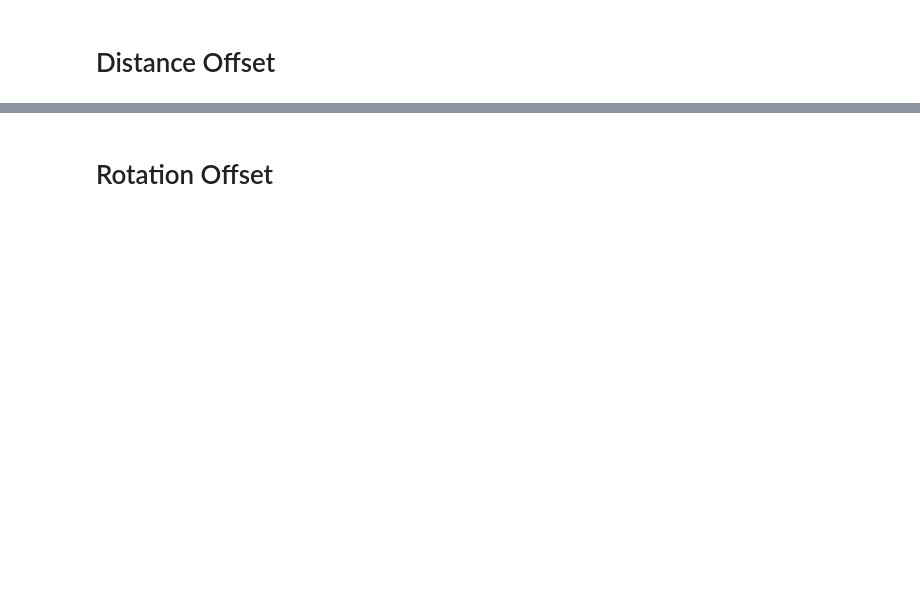
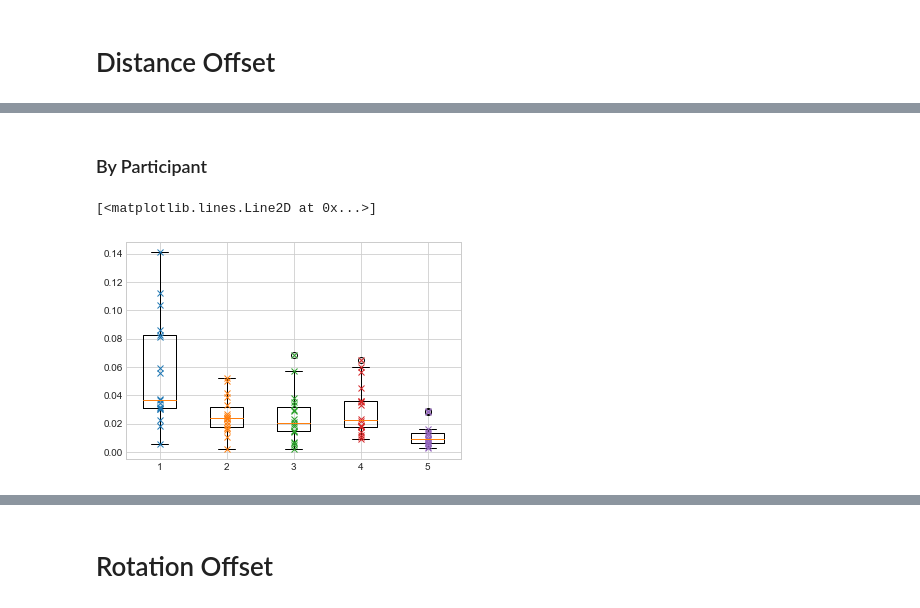
Before and after one commit to DavidMChan/FlatWorld, a Jupyter notebook: scripts/Error Analysis.ipynb, the cells around one changed output, grey strips where cells are left out. Cells and saved outputs as stored; diff of their text form; code cells hidden in the pictures; blank space fills up the shorter version.

```diff
--- a/scripts/Error Analysis.ipynb
+++ b/scripts/Error Analysis.ipynb
@@ -254,4 +261,11 @@ y
-# %%
-for i, e in enumerate(trimmed_p1_data):
-    print(e['start_i'], e['end_i'])
+# %%
+# for i, e in enumerate(p1_data):
+#     e['start_i'] = e['object_events'][-1]['start_i']
+#     e['end_i'] = e['object_events'][-1]['start_i']
+#     print(i, e.keys())
+# #     print(e['start_i'], e['end_i'])
+vals = [0, 0, 0,0,0,4904,765,319,1502,541,229,1012,503,171,1099,436,406,1115,271,427,1278,447,522]
+
+for i, e in enumerate(p1_data):
+    e['start_i'] = vals[i]
 # %% [markdown]
@@ -346,0 +444,43 @@ plt.plot([1] * len(vals), vals, 'x')
+# %% [markdown]
+### By Participant
+# %%
+def dist(events):
+    last_event = None
+    total_dist = 0
+    for e in events:
+        if last_event:
+            total_dist += math.sqrt((e['x'] - last_event['x'])**2 + (e['z'] - last_event['z'])**2)
+        last_event = e
+    return total_dist
+
+p1_vals = []
+for e in p1_trimmed_data:
+    p1_vals.append(dist(e['object_events']))
+
+p2_vals = []
+for e in p2_trimmed_data:
+    p2_vals.append(dist(e['object_events']))
+
+p3_vals = []
+for e in p3_trimmed_data:
+    p3_vals.append(dist(e['object_events']))
+
+p4_vals = []
+for e in p4_trimmed_data:
+    p4_vals.append(dist(e['object_events']))
+
+p5_vals = []
+for e in p5_trimmed_data:
+    p5_vals.append(dist(e['object_events']))
+
+
+
+plt.boxplot([p1_vals, p2_vals, p3_vals, p4_vals, p5_vals], positions=[1,2,3,4,5])
+plt.plot([1] * len(p1_vals), p1_vals, 'x')
+plt.plot([2] * len(p2_vals), p2_vals, 'x')
+plt.plot([3] * len(p3_vals), p3_vals, 'x')
+plt.plot([4] * len(p4_vals), p4_vals, 'x')
+plt.plot([5] * len(p5_vals), p5_vals, 'x')
+# %% [output]
+[<matplotlib.lines.Line2D at 0x...>]
+[figure, added]
```
Also changed, not shown: parts of 16 cells of this notebook.
